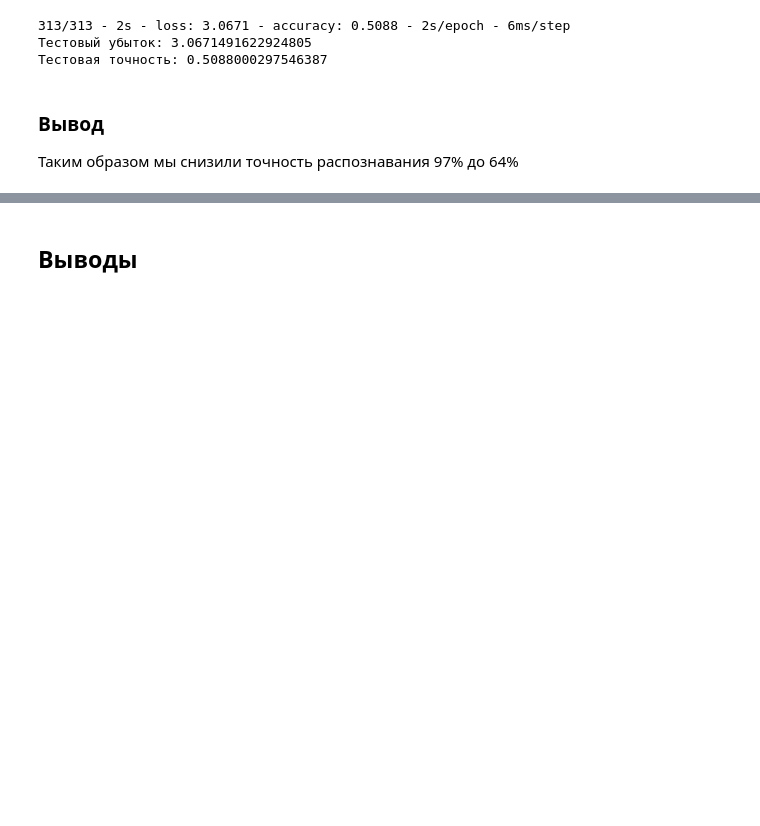
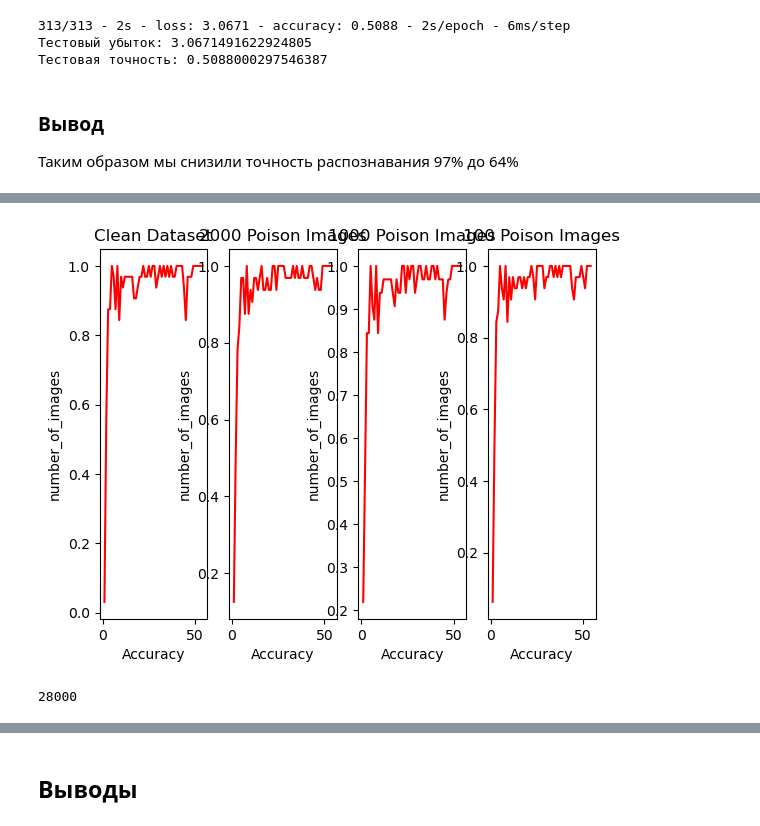
Before and after one commit to Zorinal/ModelShield, a Jupyter notebook: practice/Final.ipynb, the cells around one changed output, grey strips where cells are left out. Drawn from its saved outputs; the diff is of its cells as text; code cells hidden in the pictures; blank space fills up the shorter version.

```diff
--- a/practice/Final.ipynb
+++ b/practice/Final.ipynb
@@ -712,15 +760,16 @@ dataloader = DataLoader(dataset, batch_size=32)
 # %%
 accuracy = Accuracy(task = 'multiclass',num_classes = 10)
 for i in range(epochs):
-    for _,data in enumerate(dataloader):
+    for _,data in enumerate(clean_dataloader):
         inputs, label = data
         optimizer.zero_grad()
         out = testCNN(inputs)
         loss = Celoss(out,label)
         tr_acc = accuracy(out.argmax(dim = 1),label.argmax(dim=1)).item()
-       # accuracy += tr_acc
         loss.backward()
         optimizer.step()
-        if _ % 100 == 0:
+        if _ % 50 == 0:
             print(f"Epoch: {i}, Loss:{loss.item(): .4f}, accuracy: {tr_acc}")
+            clean_acc.append(tr_acc)
+            clean_loss.append(loss)
 # %% [output]
@@ -854,0 +965,30 @@ predict
+# %%
+fig1, axes1 = plt.subplots(1,4)
+axes1[0].plot( number_of_images, clean_acc,color = 'red')
+axes1[0].set_xlabel('Accuracy')
+axes1[0].set_ylabel('number_of_images')
+axes1[0].set_title('Clean Dataset')
+
+axes1[1].plot( number_of_images,poison_accL, color = 'red')
+axes1[1].set_xlabel('Accuracy')
+axes1[1].set_ylabel('number_of_images')
+axes1[1].set_title('2000 Poison Images')
+
+axes1[2].plot(number_of_images, thous_acc, color = 'red')
+axes1[2].set_xlabel('Accuracy')
+axes1[2].set_ylabel('number_of_images')
+axes1[2].set_title('1000 Poison Images')
+
+axes1[3].plot(number_of_images, hundred_acc, color = 'red')
+axes1[3].set_xlabel('Accuracy')
+axes1[3].set_ylabel('number_of_images')
+axes1[3].set_title('100 Poison Images')
+plt.show()
+# %% [output]
+[figure, added]
+# %%
+x_test = np.array(pd.read_csv("../datasets/test.csv"))
+y_test = np.array(pd.read_csv("../datasets/sample_submission.csv"))
+len(y_test)
+# %% [output]
+28000
```
Also changed, not shown: parts of 32 cells of this notebook.
